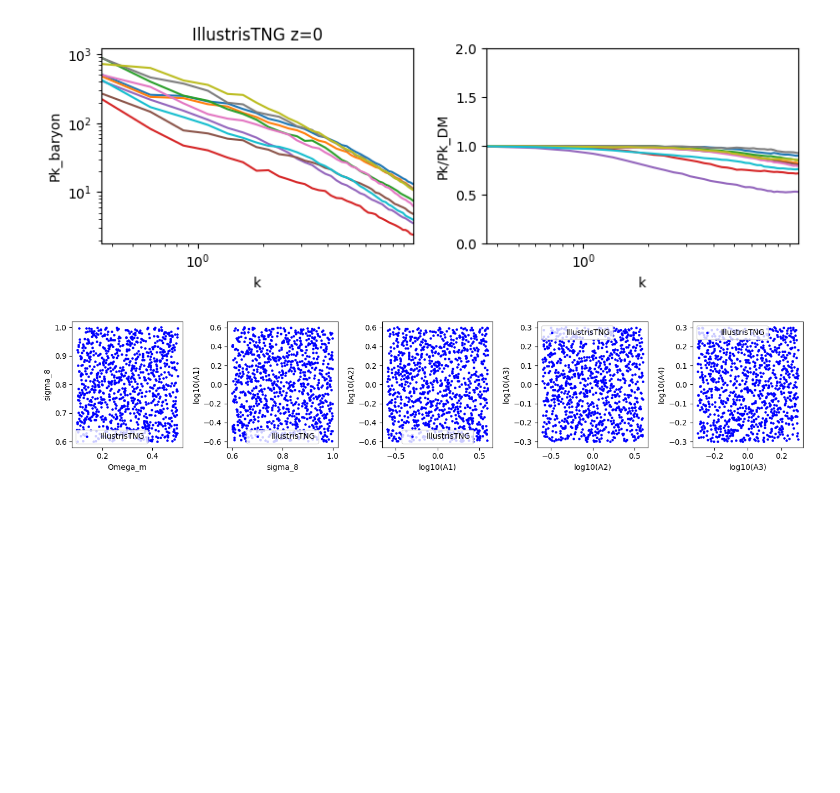
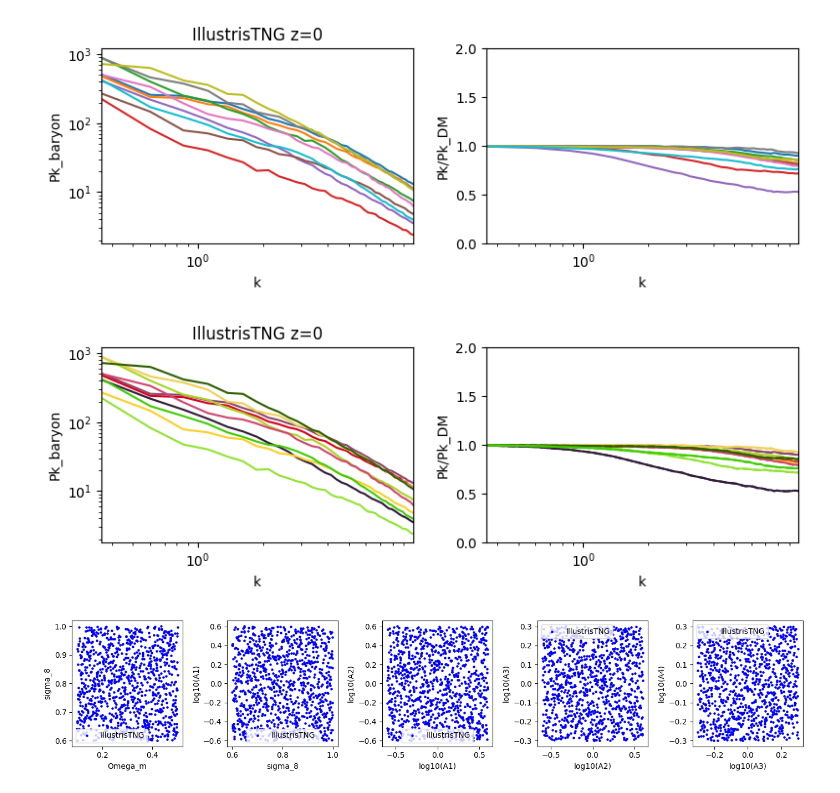
Before and after one commit to liuxx479/cosmo_dep_feedback, a Jupyter notebook: NN_jax_singlek.ipynb, the cells around one changed output. Cells and saved outputs as stored; diff of their text form; code cells hidden in the pictures; blank space fills up the shorter version.

```diff
--- a/NN_jax_singlek.ipynb
+++ b/NN_jax_singlek.ipynb
@@ -52,12 +54,12 @@ mnu = 0.0 #eV
 Omega_k = 0.0
 
 #### Omega_m sigma_8 A1 A2 A3 A4
-lhc_params = np.loadtxt(home+'latin_hypercube_params_%s.txt'%(isim))
+lhc_params0 = np.loadtxt(home+'latin_hypercube_params_%s.txt'%(isim))
 
 #### this line we get: Omega_m sigma_8 A1 A2 A3 A4
 labels=['Omega_m', 'sigma_8', 'log10(A1)', 'log10(A2)', 'log10(A3)', 'log10(A4)']
-lhc_params = concatenate([lhc_params[:,:2], log10(lhc_params[:,2:])],axis=1)
-
+lhc_params0 = concatenate([lhc_params0[:,:2], log10(lhc_params0[:,2:])],axis=1)
+print ('initial parameter shape',lhc_params.shape)
 ### this line we get: S8=sigma_8*sqrt(omega_m/0.3), fb=omega_b/omega_m, log of [A1 A2 A3 A4]
 # labels=['S8', 'fb', 'log10(A1)', 'log10(A2)', 'log10(A3)', 'log10(A4)']
 # lhc_params = concatenate([ [lhc_params[:,1]*sqrt(lhc_params[:,0]/0.3), log10(Omega_b/lhc_params[:,0])], log10(lhc_params[:,2:]).T],axis=0).T
@@ -70,20 +72,16 @@ k=np.load(home+'Pk/IllustrisTNG_k_m_z=0.00.npy')[:kcut]
 Pk_arr = np.load(home+'Pk/%s_Pk_m_z=0.00.npy'%(isim))[:,:kcut]
 Pk_DM_arr = np.load(home+'Pk/%s_DM_Pk_m_z=0.00.npy'%(isim))[:,:kcut]
 
-r_arr = Pk_arr/Pk_DM_arr
-print (r_arr.shape)
+r_arr0 = Pk_arr/Pk_DM_arr
+print (r_arr0.shape)
 
 ######### 5/9 add small 1% number for k to make it more continueous, then change params from 6 to 7, last one being single k
 k_shifted = k * (1+(np.random.rand(1000, kcut)-0.5)/50.0) ### multiply by a random number between 1.01 and 0.99, or 1% shift)
 # print (k_shifted.shape)
 
-### lhc_params = concatenate([lhc_params, tile(k, [1000,1])],axis=1)
-### lhc_params.shape
-### lhc_params.shape, k_shifted[:,0].reshape(1000,1).shape
-lhc_params = np.array([concatenate([lhc_params, k_shifted[:,i].reshape(1000,1)],axis=1) for i in range(kcut)])
-lhc_params=lhc_params.reshape(kcut*1000, -1)
-print (lhc_params.shape)
+lhc_params = np.array( [concatenate([lhc_params0[i], [k_shifted[i,j],]]) for i in range(1000) for j in range(kcut)])
+print (lhc_params0.shape, lhc_params.shape)
 
-r_arr = r_arr.reshape(kcut*1000)
+r_arr = r_arr0.reshape(kcut*1000)
 # %% [output]
 Drive already mounted at /content/drive; to attempt to forcibly remount, call drive.mount("/content/drive", force_remount=True).
@@ -113,7 +114,7 @@ f, ax=subplots(1,2, figsize=(8,3))
 
 for i in range(10):
     ax[0].plot(k, Pk_arr[i])
-    ax[1].plot(k, r_arr[i])
+    ax[1].plot(k, r_arr0[i])
 ax[0].set_xlim(k[0], k[-1])
 ax[0].set_xscale('log')
 ax[0].set_yscale('log')
@@ -130,6 +131,31 @@ plt.tight_layout()
 show()
 # %% [output]
 [figure]
+# %%
+z=0
+f, ax=subplots(1,2, figsize=(8,3))
+seed(100)
+for i in range(10):
+    icolor=rand(3)
+    ax[0].plot(k, Pk_arr[i],color=icolor)
+    ax[1].plot(k, r_arr0[i],color=icolor)
+    ax[1].plot(k, r_arr[i*kcut: (i+1)*kcut],'--',color=icolor)
+ax[0].set_xlim(k[0], k[-1])
+ax[0].set_xscale('log')
+ax[0].set_yscale('log')
+ax[0].set_xlabel('k')
+ax[0].set_ylabel('Pk_baryon')
+ax[0].set_title('%s z=%i'%(isim,z))
+
+ax[1].set_ylim(0, 2)
+ax[1].set_xlim(k[0], k[-1])
+ax[1].set_xscale('log')
+ax[1].set_xlabel('k')
+ax[1].set_ylabel('Pk/Pk_DM')
+plt.tight_layout()
+show()
+# %% [output]
+[figure, added]
 # %%
 f, ax=subplots(1,5, figsize=(14,3))
 for i in range(5):
```
Also changed, not shown: parts of 14 cells of this notebook.
